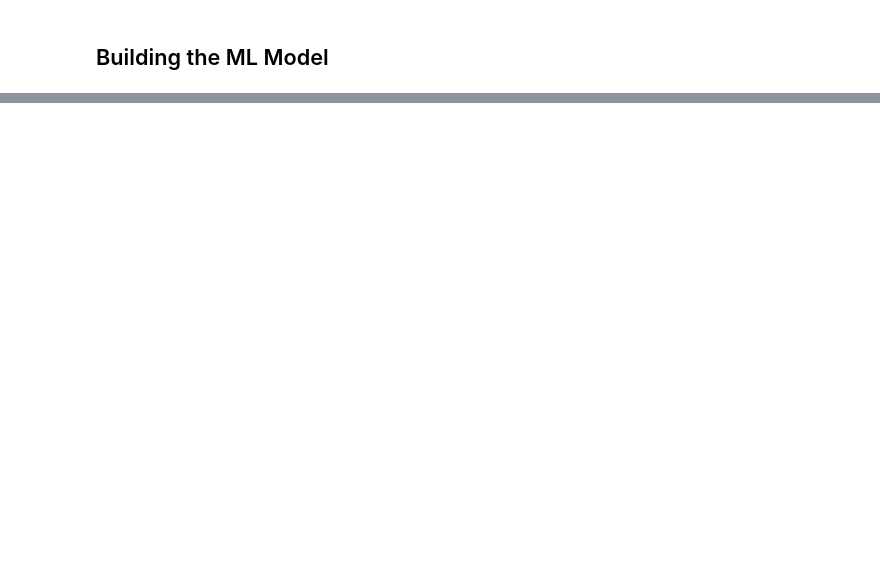
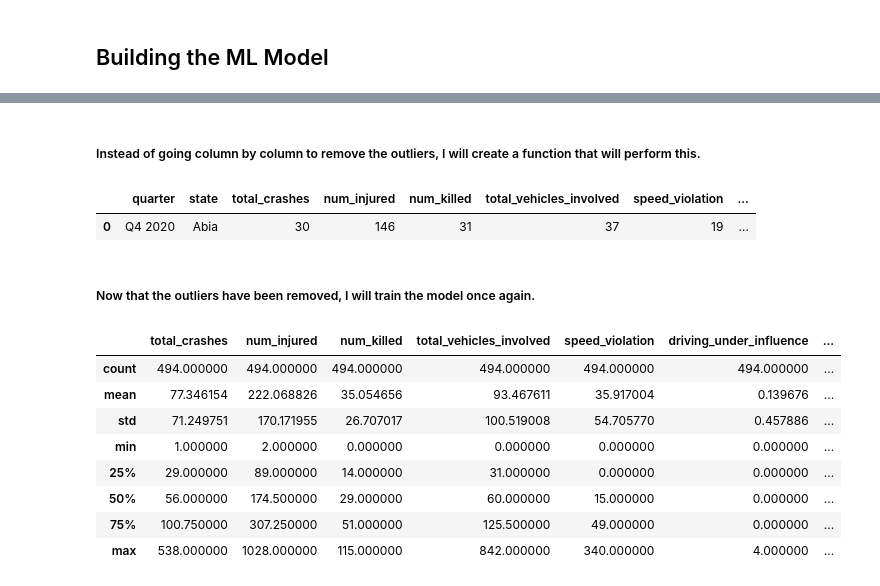
Before and after one commit to labibalam564/Python-Projects, a Jupyter notebook: Traffic-Accidents/Traffic Accident Analysis.ipynb, the cells around one changed output, grey strips where cells are left out. Saved outputs shown, nothing was run; the diff lists cells and outputs as text; code cells hidden in the pictures; blank space fills up the shorter version.

```diff
--- a/Traffic-Accidents/Traffic Accident Analysis.ipynb
+++ b/Traffic-Accidents/Traffic Accident Analysis.ipynb
@@ -304,0 +401,38 @@ plt.show()
+# %% [markdown]
+##### Instead of going column by column to remove the outliers, I will create a function that will perform this.
+# %%
+def remove_tukey_outliers(df, column):
+    q1 = df[column].quantile(0.25)
+    q3 = df[column].quantile(0.75)
+
+    iqr = q3 - q1
+
+    lower_b = q1 - (1.5 * iqr)
+    upper_b = q3 + (1.5*iqr)
+
+    filtered_df = df[(df[column] >= lower_b) & (df[column] <= upper_b)]
+    return filtered_df
+# %%
+df1.head(1)
+# %% [output]
+|  | quarter | state | total_crashes | num_injured | num_killed | total_vehicles_involved | speed_violation | ... |
+| 0 | Q4 2020 | Abia | 30 | 146 | 31 | 37 | 19 | ... |
+# %%
+filtered_columns = ['total_crashes', 'num_injured', 'num_killed']
+
+for col in filtered_columns:
+    df2 = remove_tukey_outliers(df1, col)
+# %% [markdown]
+##### Now that the outliers have been removed, I will train the model once again.
+# %%
+df2.describe()
+# %% [output]
+|  | total_crashes | num_injured | num_killed | total_vehicles_involved | speed_violation | driving_under_influence | ... |
+| count | 494.000000 | 494.000000 | 494.000000 | 494.000000 | 494.000000 | 494.000000 | ... |
+| mean | 77.346154 | 222.068826 | 35.054656 | 93.467611 | 35.917004 | 0.139676 | ... |
+| std | 71.249751 | 170.171955 | 26.707017 | 100.519008 | 54.705770 | 0.457886 | ... |
+| min | 1.000000 | 2.000000 | 0.000000 | 0.000000 | 0.000000 | 0.000000 | ... |
+| 25% | 29.000000 | 89.000000 | 14.000000 | 31.000000 | 0.000000 | 0.000000 | ... |
+| 50% | 56.000000 | 174.500000 | 29.000000 | 60.000000 | 15.000000 | 0.000000 | ... |
+| 75% | 100.750000 | 307.250000 | 51.000000 | 125.500000 | 49.000000 | 0.000000 | ... |
+| max | 538.000000 | 1028.000000 | 115.000000 | 842.000000 | 340.000000 | 4.000000 | ... |
```
Also changed, not shown: parts of 18 cells of this notebook.
